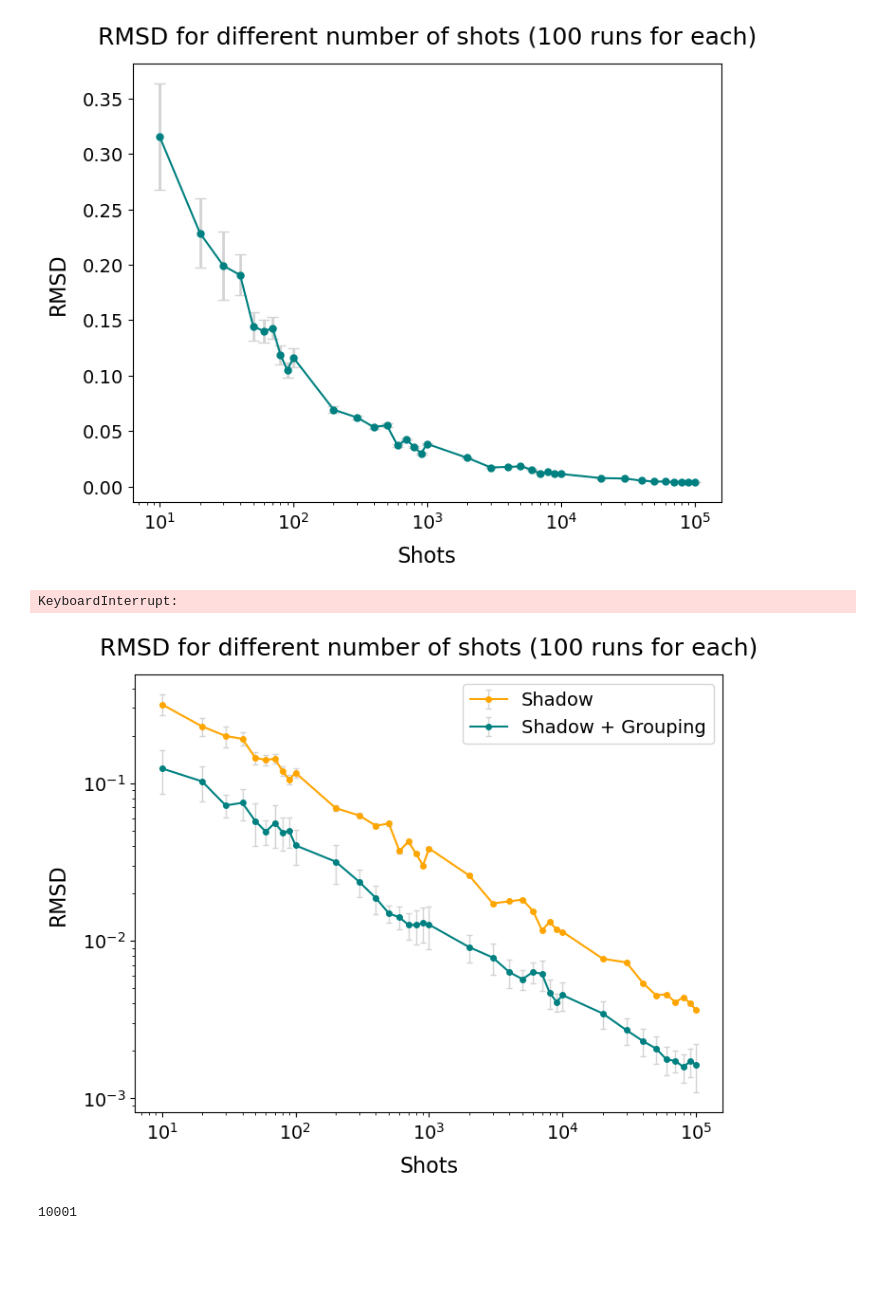
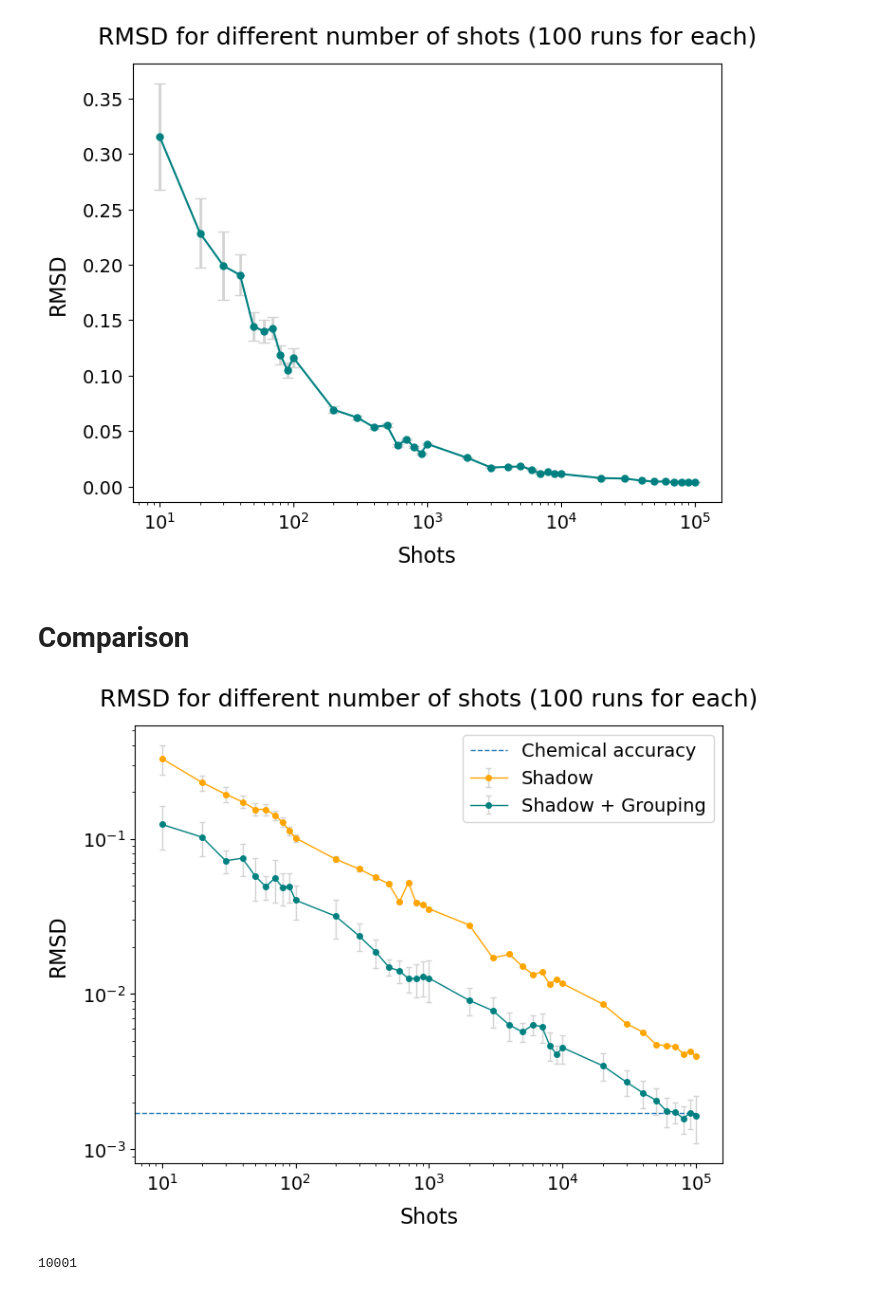
Before and after one commit to Marshhall/Physics_Thesis, a Jupyter notebook: shadow_grouping.ipynb, the cells around one changed output. Cells and saved outputs as stored; diff of their text form; code cells hidden in the pictures; blank space fills up the shorter version.

```diff
--- a/shadow_grouping.ipynb
+++ b/shadow_grouping.ipynb
@@ -1313,57 +1363,70 @@ plt.show()
 # %% [output]
 [figure]
 # %%
-n_shotss = (
-    list(range(10, 110, 10)) +
-    list(range(200, 1100, 100)) +
-    list(range(2000, 11000, 1000)) +
-    list(range(20000, 110000, 10000))
-)
+# n_shotss = (
+#     list(range(10, 110, 10)) +
+#     list(range(200, 1100, 100)) +
+#     list(range(2000, 11000, 1000)) +
+#     list(range(20000, 110000, 10000))
+# )
 
-d_gr = []
+# d_gr = []
 
-for shots in n_shotss:
-    for _ in range(100):
-        dev_gr = qml.device("default.qubit", wires=len(H2_ham.wires), shots=shots)
+# for shots in n_shotss:
+#     for _ in range(100):
+#         dev_gr = qml.device("default.qubit", wires=len(H2_ham.wires), shots=shots)
 
-        @qml.qnode(dev_gr)
-        def qnode_gr():
-            H2_circuit()
-            return qml.expval(H2_ham)
+#         @qml.qnode(dev_gr)
+#         def qnode_gr():
+#             H2_circuit()
+#             return qml.expval(H2_ham)
 
-        res_gr = qnode_gr()
+#         res_gr = qnode_gr()
 
-        d_gr.append(rmsd(res_gr, H_exact))
+#         d_gr.append(rmsd(res_gr, H_exact))
-# %% [output]
-KeyboardInterrupt:
+# %% [markdown]
+# Comparison
 # %%
+# SG
 loaded_data = np.loadtxt("Data/H2/rmsds_10_100000.csv", delimiter=",", skiprows=1)
 shots_loaded = loaded_data[:, 0]
 rmsd_loaded = loaded_data[:, 1].astype(float)
 std_dev_loaded = loaded_data[:, 2].astype(float)
+
+# CS
+loaded_data = np.loadtxt("Data/H2/shadow_10_100000.csv", delimiter=",", skiprows=1)
+# shots_loaded = loaded_data[:, 0]
+ds = loaded_data[:, 1].astype(float)
+dds = loaded_data[:, 2].astype(float)
+
+# QWC
+loaded_data = np.loadtxt("Data/H2/qwc_10_100000.csv", delimiter=",", skiprows=1)
+# shots_loaded = loaded_data[:, 0]
+dq = loaded_data[:, 1].astype(float)
+ddq = loaded_data[:, 2].astype(float)
 # %%
 # dg = np.array(d_gr).reshape(len(n_shotss), 100)
 # dg, ddg = np.mean(dg, axis=1), np.var(dg, axis=1)
 
 
 fig, ax = plt.subplots(figsize=(8,6))
 
 # Plot with error bars
-ax.errorbar(shots_loaded, ds, yerr=dds, fmt='o-', color="orange", ecolor='lightgray', elinewidth=1, capsize=2, markersize=4, label="Shadow")
-ax.errorbar(shots_loaded, rmsd_loaded, yerr=std_dev_loaded, fmt='o-', color="teal", ecolor='lightgray', elinewidth=1, capsize=2, markersize=4, label="Shadow + Grouping")
-# ax.errorbar(shots_loaded, dg, yerr=ddg, fmt='o-', color="pink", ecolor='lightgray', elinewidth=1, capsize=4, markersize=5, label="PennyLane")
-# ax.plot([-1, n_shotss[-1]], [0, 0], lw=1, linestyle="--")
+ax.errorbar(shots_loaded, ds, yerr=dds, fmt='o-', color="orange", ecolor='lightgray', elinewidth=1, capsize=2, markersize=4, lw=1, label="Shadow")
+ax.errorbar(shots_loaded, rmsd_loaded, yerr=std_dev_loaded, fmt='o-', color="teal", ecolor='lightgray', elinewidth=1, capsize=2, markersize=4, lw=1, label="Shadow + Grouping")
+# ax.errorbar(shots_loaded, dq, yerr=ddq, fmt='o-', color="pink", ecolor='lightgray', elinewidth=1, capsize=4, markersize=5, label="Grouping")
+ax.plot([-1, n_shotss[-1]], [1.7e-3, 1.7e-3], lw=1, linestyle="--", label="Chemical accuracy")
 
 # Titles and labels
 ax.set_title(f"RMSD for different number of shots ({number_of_runs} runs for each)", pad=15)
 ax.set_xlabel("Shots", labelpad=10)
 ax.set_ylabel("RMSD", labelpad=10)
 ax.set_xscale('log')
 ax.set_yscale('log')
 ax.legend()
 fig.savefig(f"Plots/H2_rmsd_SG_vs_CS_{n_shotss[0]}_{n_shotss[-1]}_{number_of_runs}r.pdf", dpi=800)
 # %% [output]
-[figure, old version]
+[figure, new version]
 # %%
 len(np.arange(-1, 10000))
 # %% [output]
```
Also changed, not shown: parts of 8 cells of this notebook, 8 other files.
